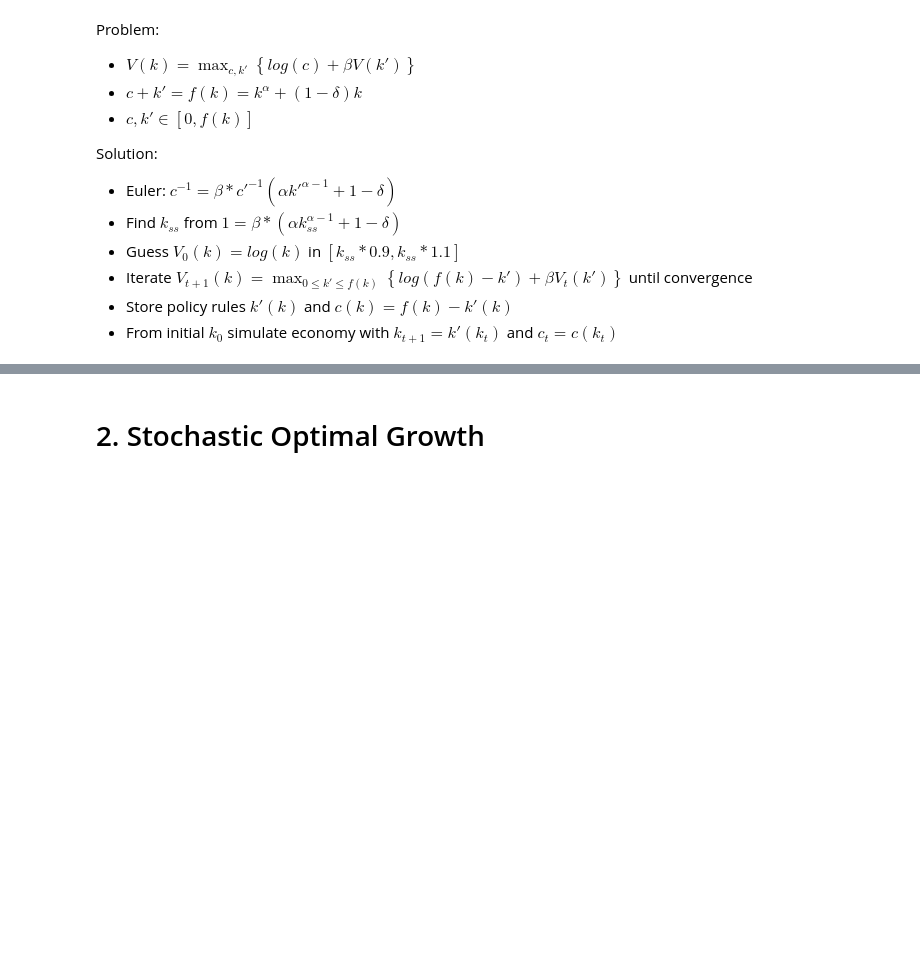
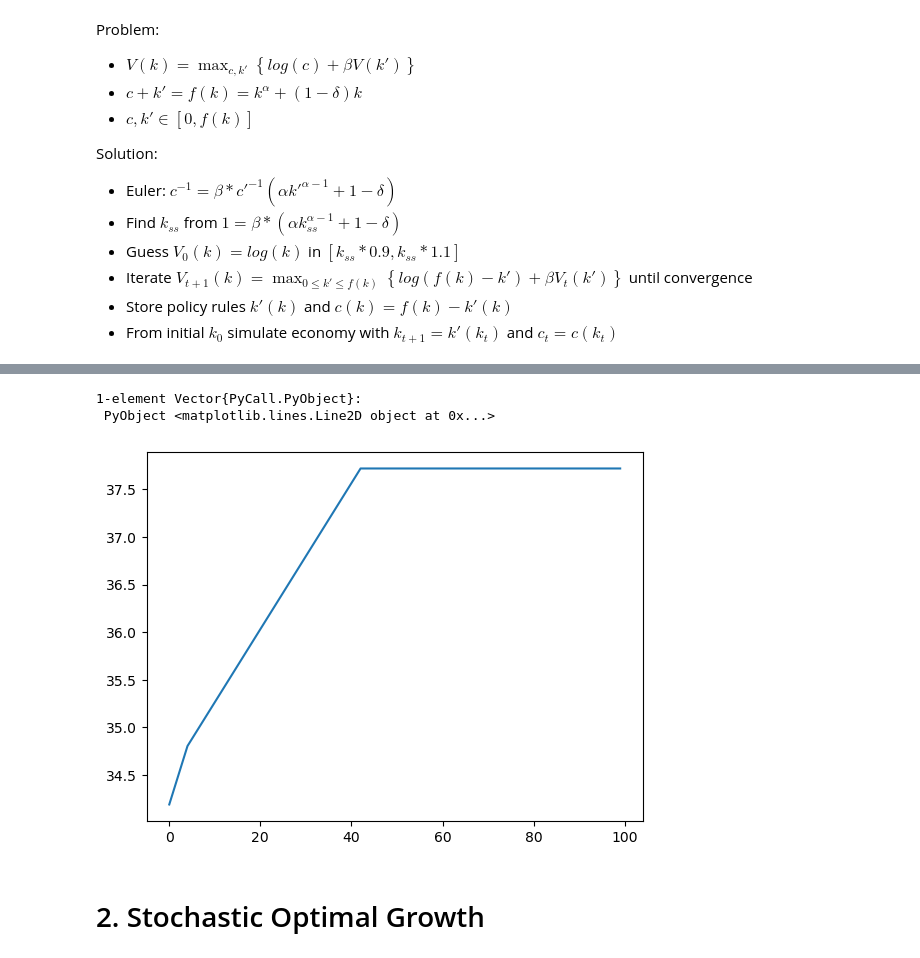
Before and after one commit to rawatpranjal/structural-economics, a Jupyter notebook: gdgse/time-iteration.ipynb, the cells around one changed output, grey strips where cells are left out. Saved outputs shown, nothing was run; the diff lists cells and outputs as text; code cells hidden in the pictures; blank space fills up the shorter version.

```diff
--- a/gdgse/time-iteration.ipynb
+++ b/gdgse/time-iteration.ipynb
@@ -60,3 +108,9 @@ display(plot(PATH))
+# %%
+display(plot(PATH))
+# %% [output]
+1-element Vector{PyCall.PyObject}:
+ PyObject <matplotlib.lines.Line2D object at 0x...>
+[figure, added]
 # %% [markdown]
 # 2. Stochastic Optimal Growth
 # %% [markdown]
```
Also changed, not shown: parts of 14 cells of this notebook.
